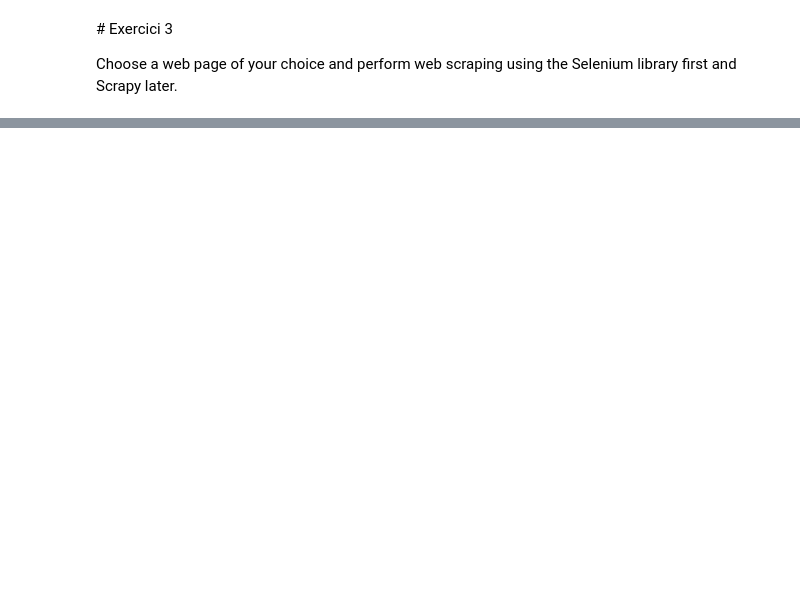
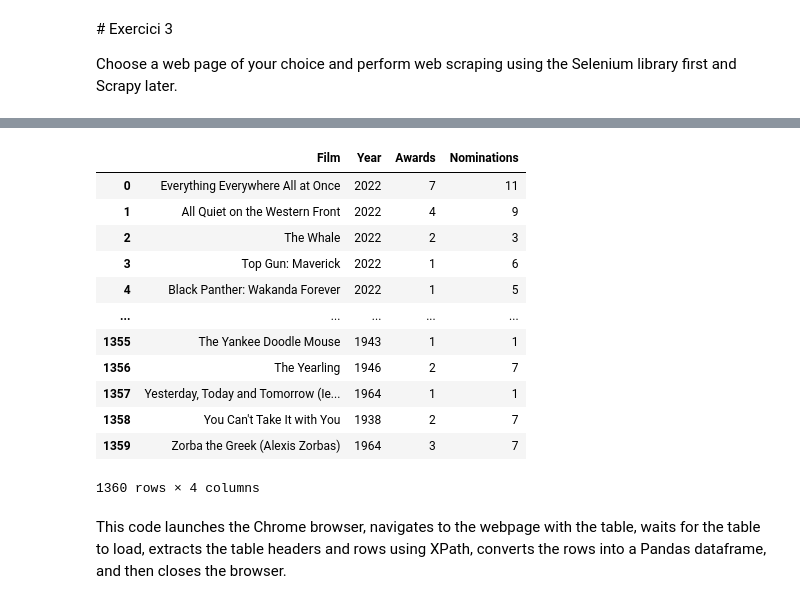
Before and after one commit to ddenebb/estructures_Dataframe, a Jupyter notebook: Tasca_M10_T01.ipynb, the cells around one changed output, grey strips where cells are left out. Cells and saved outputs as stored; diff of their text form; code cells hidden in the pictures; blank space fills up the shorter version.

```diff
--- a/Tasca_M10_T01.ipynb
+++ b/Tasca_M10_T01.ipynb
@@ -395,0 +307,49 @@ Choose a web page of your choice and perform web scraping using the Selenium lib
+# %%
+import requests
+import pandas as pd
+from bs4 import BeautifulSoup
+
+# Make a request
+url = 'https://en.wikipedia.org/wiki/List_of_Academy_Award-winning_films'
+response = requests.get(url)
+
+# Create soup object
+soup = BeautifulSoup(response.content, 'html.parser')
+
+# Find the awards table
+table = soup.find('table', {'class': 'wikitable sortable'})
+
+# Extract the table headers
+headers = []
+for th in table.find_all('th'):
+    headers.append(th.text.strip())
+
+# Extract the table rows
+rows = []
+for tr in table.tbody.find_all('tr'):
+    row = []
+    for td in tr.find_all('td'):
+        row.append(td.text.strip())
+    if row:
+        rows.append(row)
+
+# Create the pandas dataframe
+df = pd.DataFrame(rows, columns=headers)
+
+df
+# %% [output]
+|  | Film | Year | Awards | Nominations |
+| 0 | Everything Everywhere All at Once | 2022 | 7 | 11 |
+| 1 | All Quiet on the Western Front | 2022 | 4 | 9 |
+| 2 | The Whale | 2022 | 2 | 3 |
+| 3 | Top Gun: Maverick | 2022 | 1 | 6 |
+| 4 | Black Panther: Wakanda Forever | 2022 | 1 | 5 |
+| ... | ... | ... | ... | ... |
+| 1355 | The Yankee Doodle Mouse | 1943 | 1 | 1 |
+| 1356 | The Yearling | 1946 | 2 | 7 |
+| 1357 | Yesterday, Today and Tomorrow (Ie... | 1964 | 1 | 1 |
+| 1358 | You Can't Take It with You | 1938 | 2 | 7 |
+| 1359 | Zorba the Greek (Alexis Zorbas) | 1964 | 3 | 7 |
+1360 rows × 4 columns
+# %% [markdown]
+This code launches the Chrome browser, navigates to the webpage with the table, waits for the table to load, extracts the table headers and rows using XPath, converts the rows into a Pandas dataframe, and then closes the browser.
```
Also changed, not shown: parts of 34 cells of this notebook.
